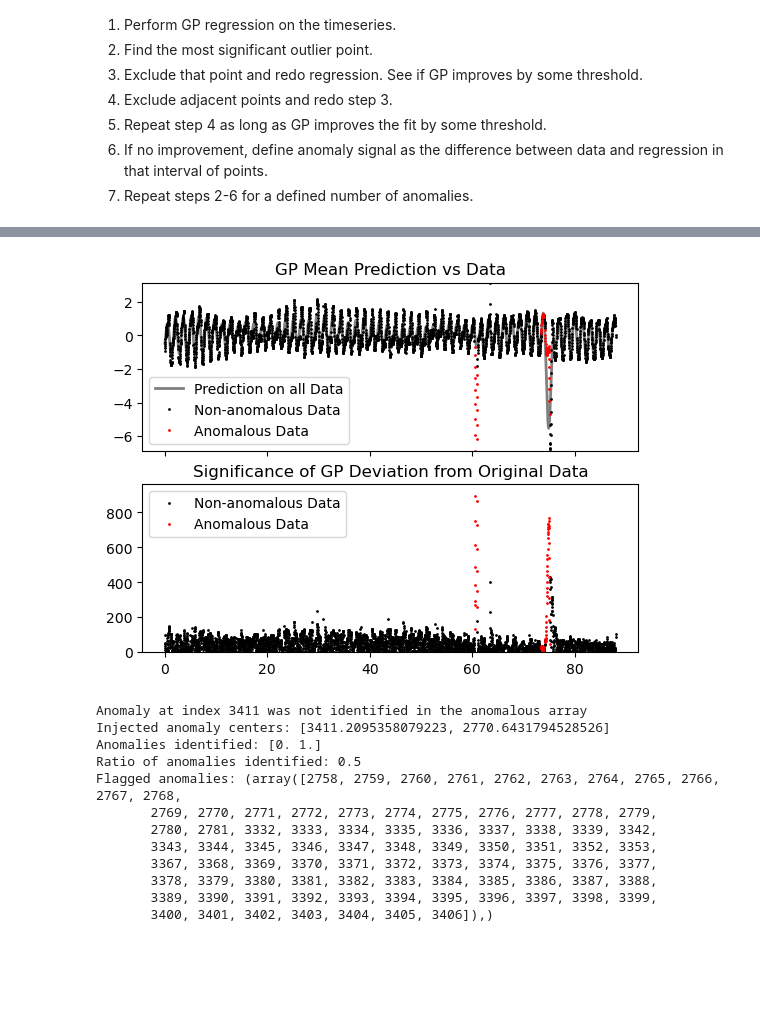
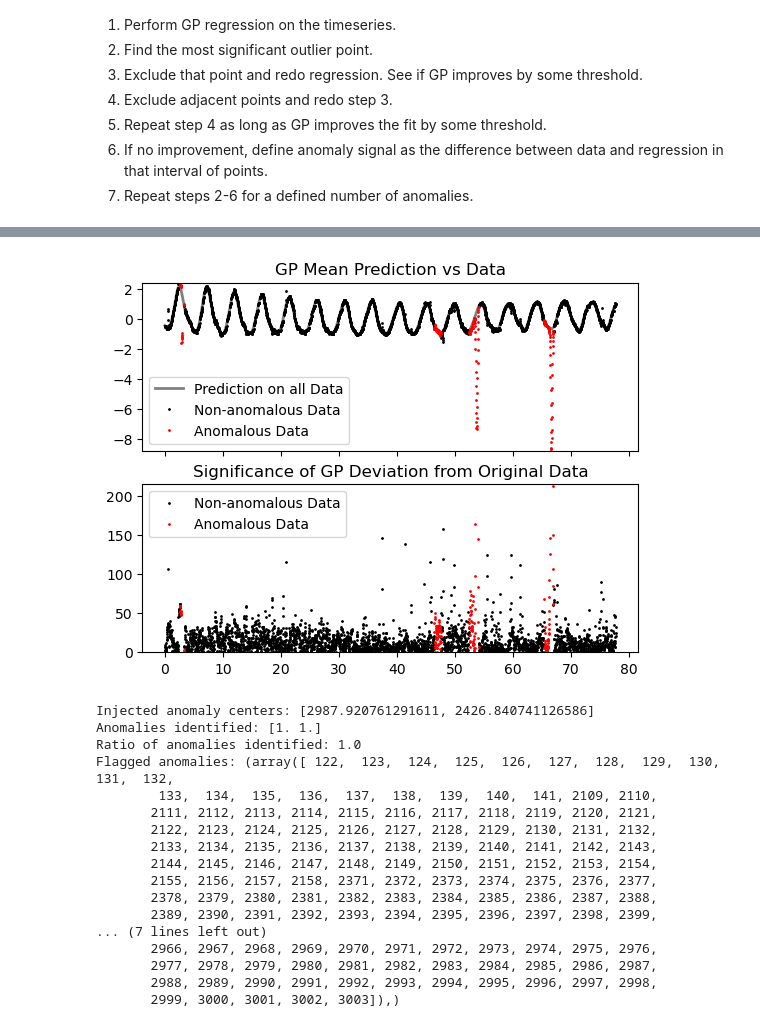
Before and after one commit to linneawolniewicz/dipper-detection, a Jupyter notebook: scripts/explore_gp.ipynb, the cells around one changed output, grey strips where cells are left out. Drawn from its saved outputs; the diff is of its cells as text; code cells hidden in the pictures; blank space fills up the shorter version.

```diff
--- a/scripts/explore_gp.ipynb
+++ b/scripts/explore_gp.ipynb
@@ -16,7 +16,7 @@ Using device: cuda
 # %%
 # Load a file and inject an anomaly
 data_dir = '../data/k2/'
-filename = 'k2_3.fits'
+filename = 'k2_72.fits'
 fits_file = fits.open(data_dir + filename)
 
 # Load data
@@ -112,7 +112,7 @@ Anomaly locations:
 # %%
 # Hyperparameters
 which_metric = 'msll' # 'rmse', 'nlpd', msll, or default is 'mll'
-num_anomalies = 4
+num_anomalies = 9
 num_steps = len(x)
 anomalous = np.zeros(num_steps) # 0 means non-anomalous, 1 means anomalous at that time step
 initial_lengthscale = None #0.3**2
@@ -278,33 +301,33 @@ Anomaly index 3 x[i] 0.07291666666666667, left_edge:right_edge 3332:3340
 # %%
 # Fit on final subset
 model, likelihood, mll = train_gp(x_sub, y_sub, y_err_sub, training_iterations=1, lengthscale=final_lengthscale, device=device)
 
 # Predict
 model.eval()
 likelihood.eval()
 with torch.no_grad(), gpytorch.settings.fast_pred_var():
     observed_pred = likelihood(model(x_tensor))
     pred_mean = observed_pred.mean.cpu().numpy()
     pred_var = observed_pred.variance.cpu().numpy()
 
 # Plot
 fig, axs = plt.subplots(2,1,sharex=True)
 axs[0].set_title("GP Mean Prediction vs Data")
 axs[0].plot(x, pred_mean, "grey", lw=2, label="Prediction on all Data")
 axs[0].plot(x_sub.cpu().numpy(), y_sub.cpu().numpy(), '.k', markersize=2, label="Non-anomalous Data")
-axs[0].set_ylim(np.min(y_sub.cpu().numpy()), np.max(y_sub.cpu().numpy()))
+axs[0].set_ylim(np.min(y_orig), np.max(y_orig))
 axs[0].plot(x_orig[(anomalous==1)], y_orig[(anomalous==1)], '.r', markersize=2, label="Anomalous Data")
 axs[0].legend()
 
 sigdev = (pred_mean - y_orig) / y_err_orig
 axs[1].set_title("Significance of GP Deviation from Original Data")
 axs[1].plot(x[(anomalous==0)], np.abs(sigdev[(anomalous==0)]), '.k', markersize=2, label="Non-anomalous Data")
 axs[1].plot(x[(anomalous==1)], np.abs(sigdev[(anomalous==1)]), '.r', markersize=2, label="Anomalous Data")
 axs[1].set_ylim(0, 20 * np.median(np.abs(sigdev[(anomalous==0)])))
 axs[1].legend()
 plt.show(block=True)
 # %% [output]
-[figure, old version]
+[figure, new version]
 # %%
 # Check whether every anomaly_locs was identified in the anomalous array
 identified = np.zeros(len(anomaly_locs))
@@ -325,15 +348,20 @@ print(f"Anomalies identified: {identified}")
 print(f"Ratio of anomalies identified: {identified_ratio}")
 print(f"Flagged anomalies: {flagged_anomalies}")
 # %% [output]
-Anomaly at index 3411 was not identified in the anomalous array
-Injected anomaly centers: [3411.2095358079223, 2770.6431794528526]
-Anomalies identified: [0. 1.]
-Ratio of anomalies identified: 0.5
-Flagged anomalies: (array([2758, 2759, 2760, 2761, 2762, 2763, 2764, 2765, 2766, 2767, 2768,
-       2769, 2770, 2771, 2772, 2773, 2774, 2775, 2776, 2777, 2778, 2779,
-       2780, 2781, 3332, 3333, 3334, 3335, 3336, 3337, 3338, 3339, 3342,
-       3343, 3344, 3345, 3346, 3347, 3348, 3349, 3350, 3351, 3352, 3353,
-       3367, 3368, 3369, 3370, 3371, 3372, 3373, 3374, 3375, 3376, 3377,
-       3378, 3379, 3380, 3381, 3382, 3383, 3384, 3385, 3386, 3387, 3388,
-       3389, 3390, 3391, 3392, 3393, 3394, 3395, 3396, 3397, 3398, 3399,
-       3400, 3401, 3402, 3403, 3404, 3405, 3406]),)
+Injected anomaly centers: [2987.920761291611, 2426.840741126586]
+Anomalies identified: [1. 1.]
+Ratio of anomalies identified: 1.0
+Flagged anomalies: (array([ 122,  123,  124,  125,  126,  127,  128,  129,  130,  131,  132,
+        133,  134,  135,  136,  137,  138,  139,  140,  141, 2109, 2110,
+       2111, 2112, 2113, 2114, 2115, 2116, 2117, 2118, 2119, 2120, 2121,
+       2122, 2123, 2124, 2125, 2126, 2127, 2128, 2129, 2130, 2131, 2132,
+       2133, 2134, 2135, 2136, 2137, 2138, 2139, 2140, 2141, 2142, 2143,
+       2144, 2145, 2146, 2147, 2148, 2149, 2150, 2151, 2152, 2153, 2154,
+       2155, 2156, 2157, 2158, 2371, 2372, 2373, 2374, 2375, 2376, 2377,
+       2378, 2379, 2380, 2381, 2382, 2383, 2384, 2385, 2386, 2387, 2388,
+       2389, 2390, 2391, 2392, 2393, 2394, 2395, 2396, 2397, 2398, 2399,
+... (7 lines left out)
+       2966, 2967, 2968, 2969, 2970, 2971, 2972, 2973, 2974, 2975, 2976,
+       2977, 2978, 2979, 2980, 2981, 2982, 2983, 2984, 2985, 2986, 2987,
+       2988, 2989, 2990, 2991, 2992, 2993, 2994, 2995, 2996, 2997, 2998,
+       2999, 3000, 3001, 3002, 3003]),)
```
Also changed, not shown: parts of 2 cells of this notebook, 4 other files.
